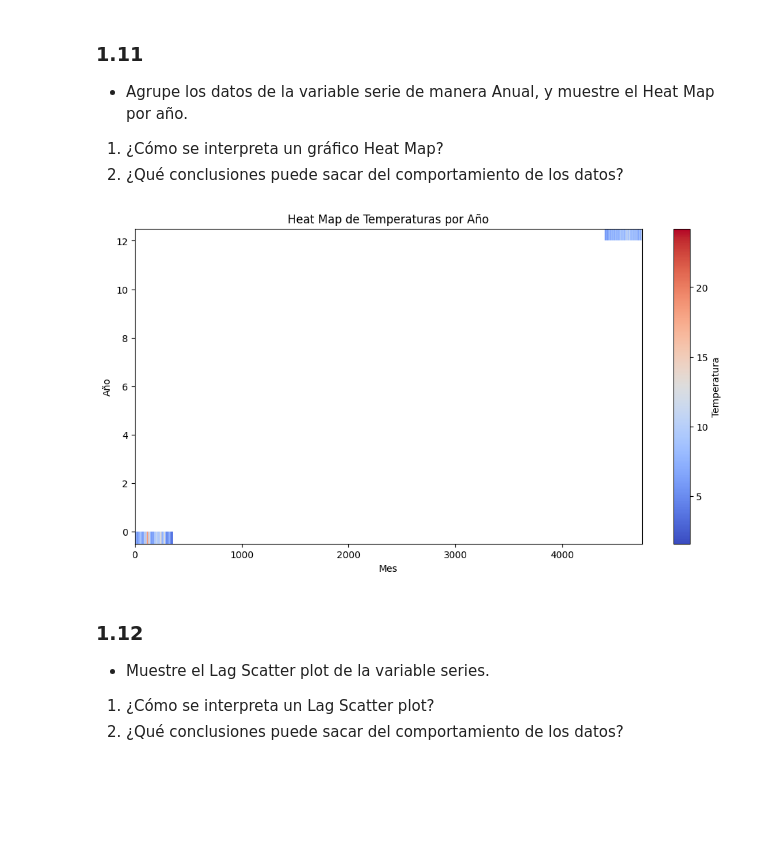
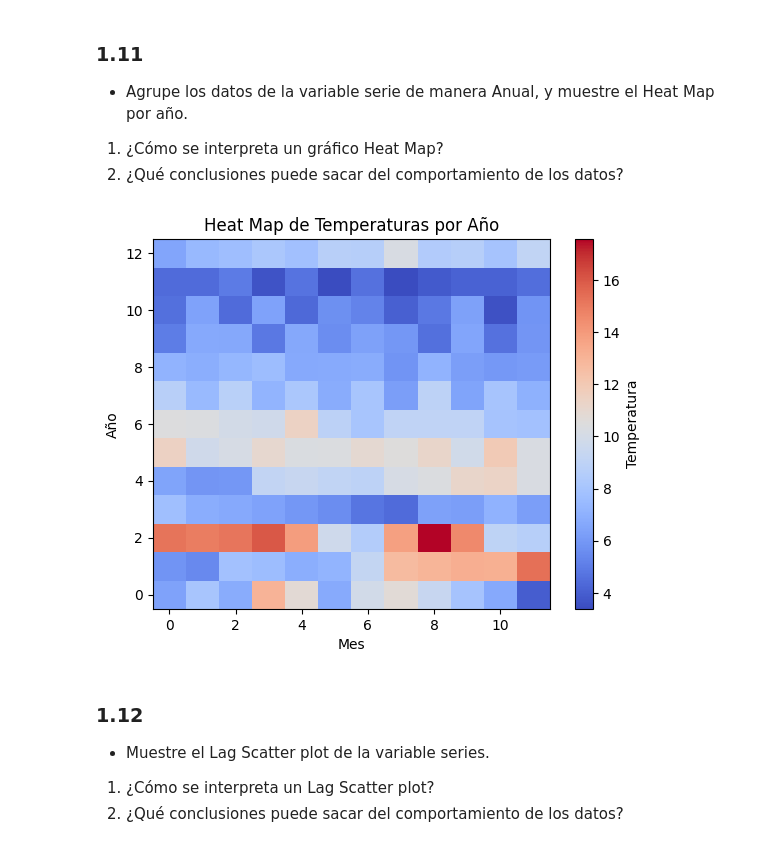
Before and after one commit to JeanPaulRF/Trabajos-IA, a Jupyter notebook: TP1/2023-2-Trabajo Practico_1.ipynb, the cells around one changed output. Saved outputs shown, nothing was run; the diff lists cells and outputs as text; code cells hidden in the pictures; blank space fills up the shorter version.

```diff
--- a/TP1/2023-2-Trabajo Practico_1.ipynb
+++ b/TP1/2023-2-Trabajo Practico_1.ipynb
@@ -303,31 +319,22 @@ plt.show()
 1. ¿Cómo se interpreta un gráfico Heat Map?
 1. ¿Qué conclusiones puede sacar del comportamiento de los datos?
 # %%
-import pandas as pd
-import matplotlib.pyplot as plt
-
-# Cargar los datos desde el archivo CSV (asegúrate de que el archivo TS_d_1.csv esté en el mismo directorio)
-series = pd.read_csv('TS_d_1.csv', header=0)
-
-# Asegurarse de que la columna 'fecha' esté en formato de fecha (si no lo está)
-series['fecha'] = pd.to_datetime(series['fecha'], format='%d/%m/%Y')
-
-# Crear una columna adicional para el año
+# Crear una columna adicional para el año y el mes
 series['año'] = series['fecha'].dt.year
+series['mes'] = series['fecha'].dt.month
 
 # Crear un DataFrame pivotando los datos para tener años en el eje X y meses en el eje Y
-heatmap_data = series.pivot(index='año', columns='fecha', values='temperatura')
+heatmap_data = series.pivot_table(index='año', columns='mes', values='temperatura', aggfunc='mean')
 
-# Crear un Heat Map de los datos
-plt.figure(figsize=(12, 6))
+# Crear el Heat Map
 plt.imshow(heatmap_data, cmap='coolwarm', aspect='auto', origin='lower')
 plt.xlabel('Mes')
 plt.ylabel('Año')
 plt.title('Heat Map de Temperaturas por Año')
 plt.colorbar(label='Temperatura')
 plt.show()
 # %% [output]
-[figure, old version]
+[figure, new version]
 # %% [markdown]
 ### 1.12
 - Muestre el Lag Scatter plot de la variable series.
```
Also changed, not shown: parts of 3 cells of this notebook.
